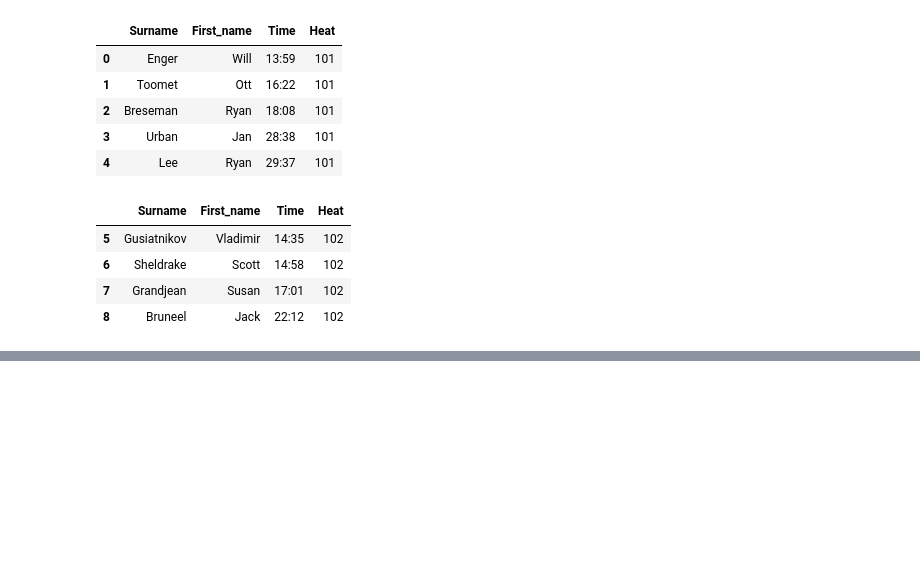
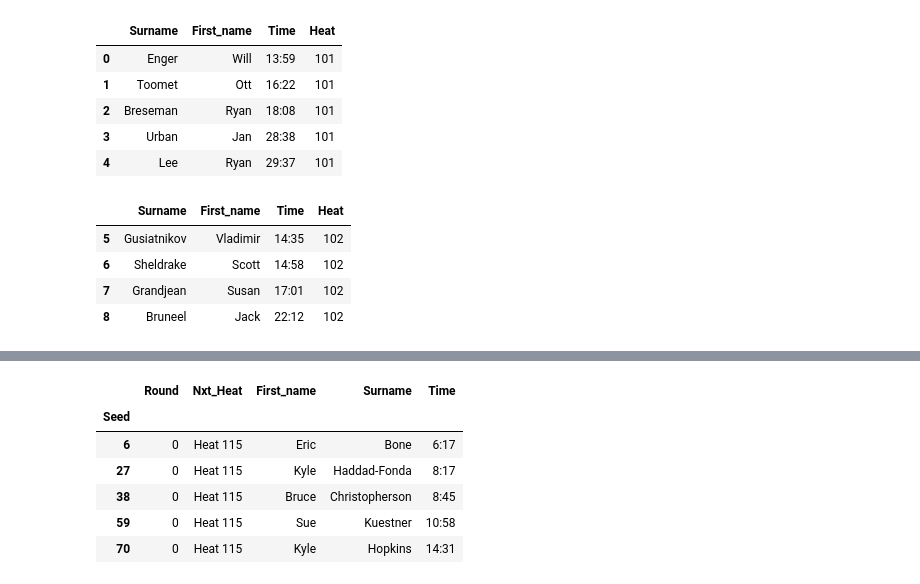
Before and after one commit to gcnuss/SART_Automation, a Jupyter notebook: SART Workbook.ipynb, the cells around one changed output, grey strips where cells are left out. Cells and saved outputs as stored; diff of their text form; code cells hidden in the pictures; blank space fills up the shorter version.

```diff
--- a/SART Workbook.ipynb
+++ b/SART Workbook.ipynb
@@ -226,0 +343,10 @@ bracket_df[bracket_df['Round'] == 1].to_excel('test_data/bracket_postR1_excelfor
+# %%
+bracket_df[bracket_df['Nxt_Heat'] == 'Heat 115']
+# %% [output]
+|  | Round | Nxt_Heat | First_name | Surname | Time |
+| Seed |  |  |  |  |  |
+| 6 | 0 | Heat 115 | Eric | Bone | 6:17 |
+| 27 | 0 | Heat 115 | Kyle | Haddad-Fonda | 8:17 |
+| 38 | 0 | Heat 115 | Bruce | Christopherson | 8:45 |
+| 59 | 0 | Heat 115 | Sue | Kuestner | 10:58 |
+| 70 | 0 | Heat 115 | Kyle | Hopkins | 14:31 |
```
Also changed, not shown: parts of 23 cells of this notebook, 7 other files.
